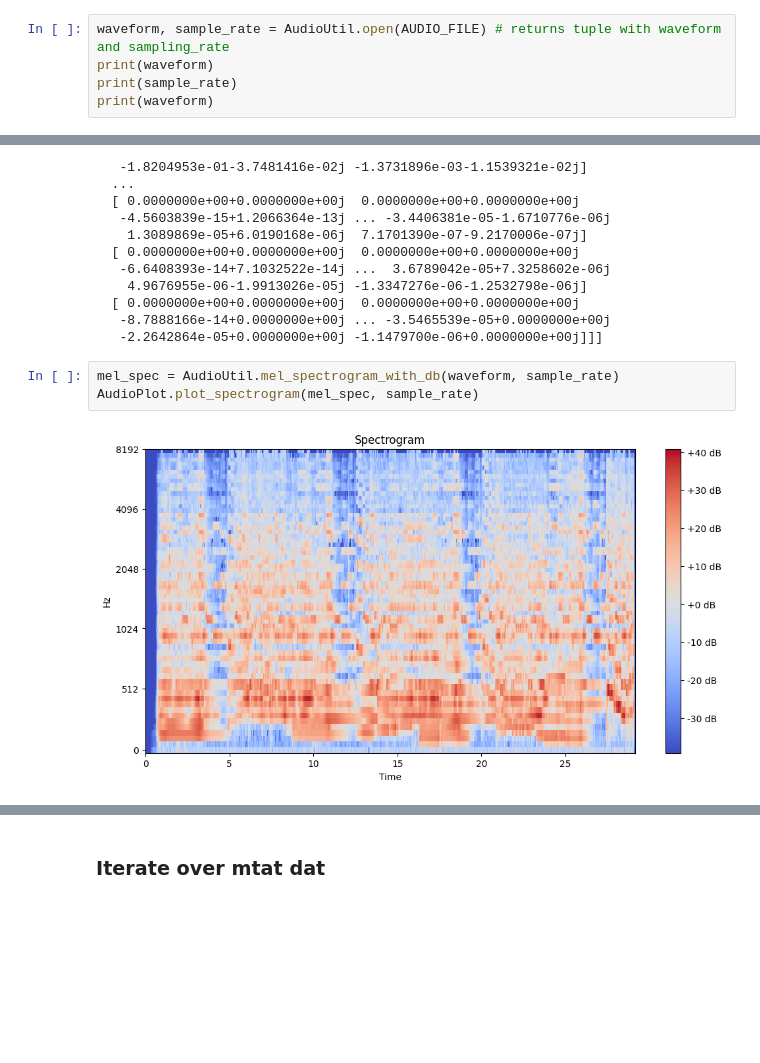
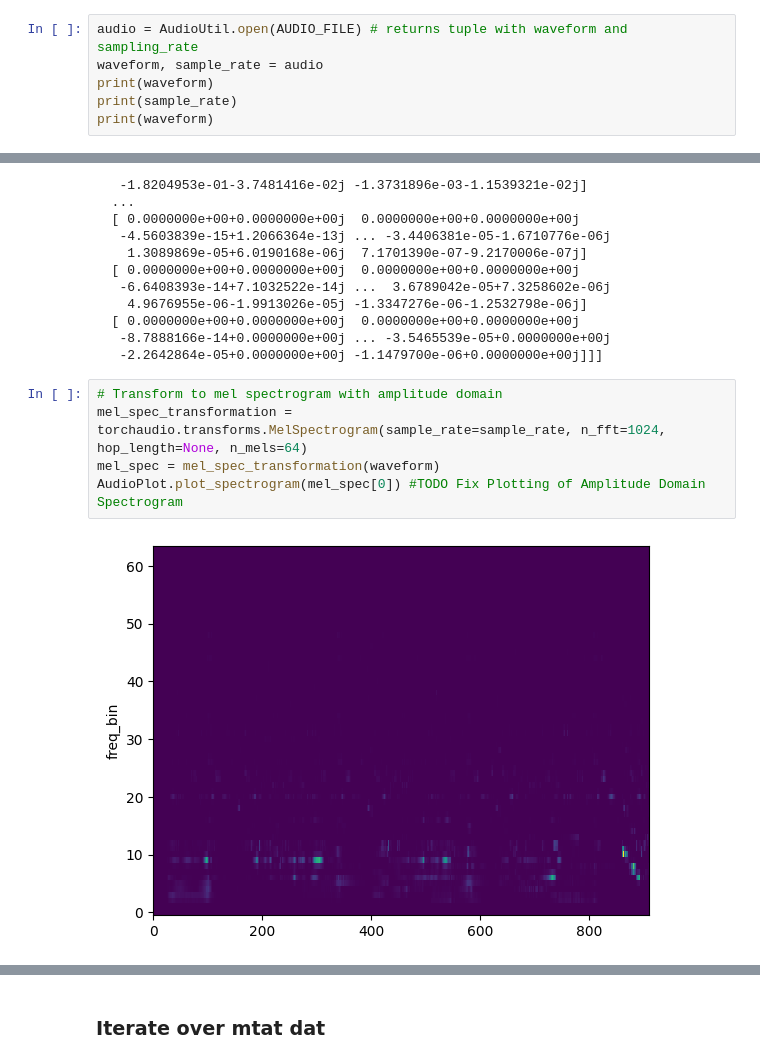
Before and after one commit to syeon0928/tagging-music-sequences, a Jupyter notebook: notebooks/preprocess_and_eda.ipynb, the cells around one changed output, grey strips where cells are left out. Saved outputs shown, nothing was run; the diff lists cells and outputs as text; blank space fills up the shorter version.

```diff
--- a/notebooks/preprocess_and_eda.ipynb
+++ b/notebooks/preprocess_and_eda.ipynb
@@ -484,7 +485,8 @@ Audio(AUDIO_FILE)
 # %% [output]
 [interactive output not drawn]
 # %%
-waveform, sample_rate = AudioUtil.open(AUDIO_FILE) # returns tuple with waveform and sampling_rate
+audio = AudioUtil.open(AUDIO_FILE) # returns tuple with waveform and sampling_rate
+waveform, sample_rate = audio
 print(waveform)
 print(sample_rate)
 print(waveform)
@@ -536,7 +538,9 @@ print(spec)
    -8.7888166e-14+0.0000000e+00j ... -3.5465539e-05+0.0000000e+00j
    -2.2642864e-05+0.0000000e+00j -1.1479700e-06+0.0000000e+00j]]]
 # %%
-mel_spec = AudioUtil.mel_spectrogram_with_db(waveform, sample_rate)
-AudioPlot.plot_spectrogram(mel_spec, sample_rate)
+# Transform to mel spectrogram with amplitude domain
+mel_spec_transformation = torchaudio.transforms.MelSpectrogram(sample_rate=sample_rate, n_fft=1024, hop_length=None, n_mels=64)
+mel_spec = mel_spec_transformation(waveform)
+AudioPlot.plot_spectrogram(mel_spec[0]) #TODO Fix Plotting of Amplitude Domain Spectrogram
 # %% [output]
-[figure, old version]
+[figure, new version]
```
Also changed, not shown: parts of 9 cells of this notebook, 9 other files.
